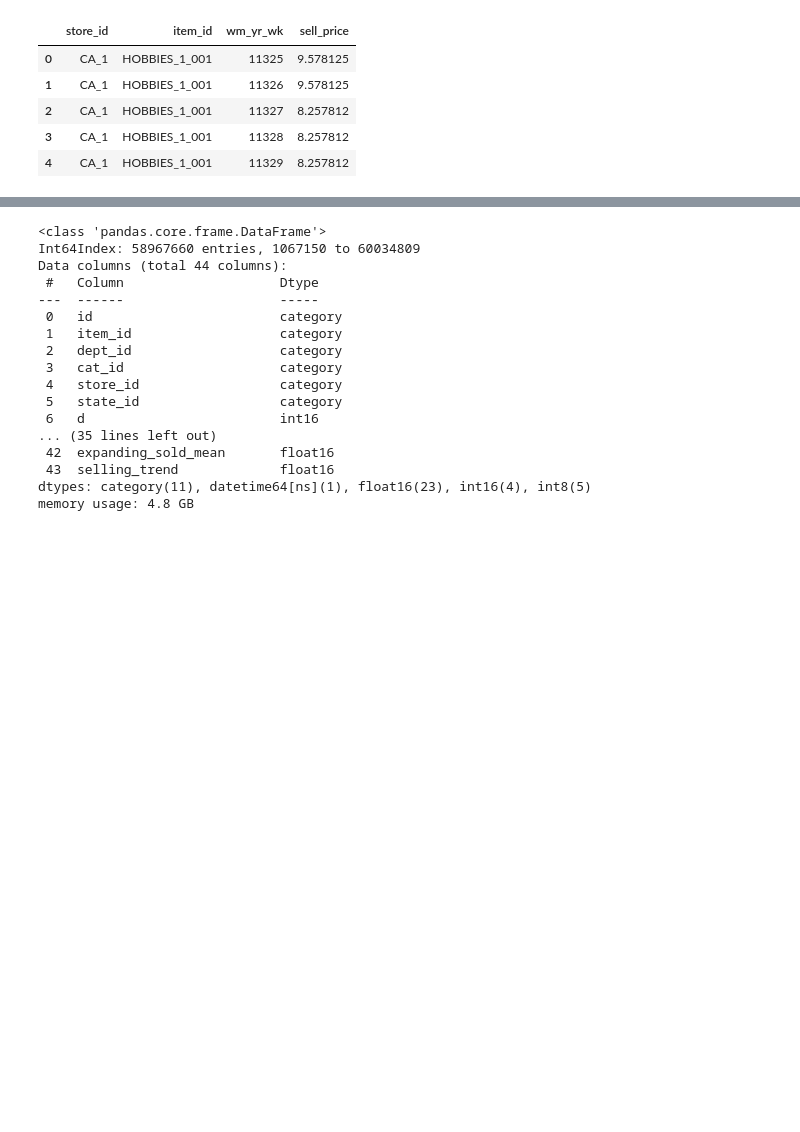
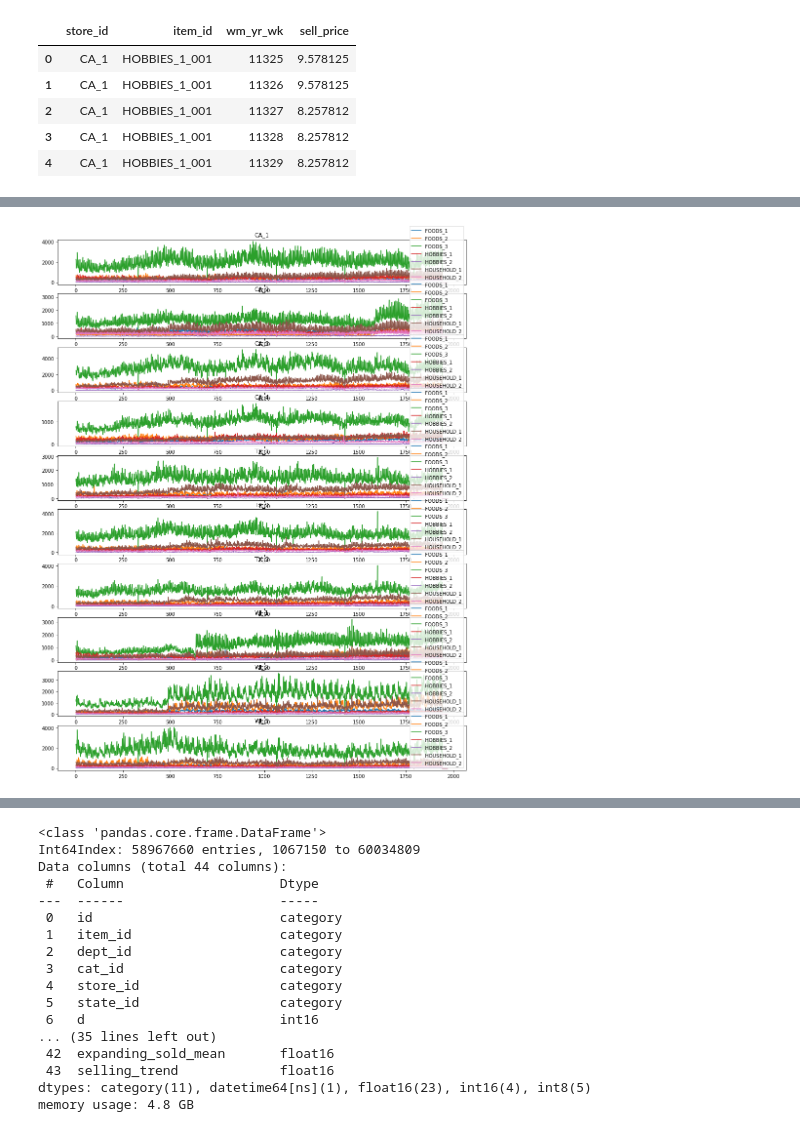
Before and after one commit to kyohei-123/kaggle-m5accuracy, a Jupyter notebook: kaggle-m5accuracy_r3.ipynb, the cells around one changed output, grey strips where cells are left out. Saved outputs shown, nothing was run; the diff lists cells and outputs as text; code cells hidden in the pictures; blank space fills up the shorter version.

```diff
--- a/kaggle-m5accuracy_r3.ipynb
+++ b/kaggle-m5accuracy_r3.ipynb
@@ -364,0 +305,21 @@ df.drop(['daily_avg_sold','avg_sold'],axis=1,inplace=True)
+# %%
+### 店舗ごと、商品カテゴリごとにトレンドを確認
+
+df_store_cat_sum = df.groupby(["store_id","dept_id","d"])["sold"].sum().sort_index().reset_index()
+
+stores = df_store_cat_sum["store_id"].unique()
+f,axes = plt.subplots(len(stores),figsize=(15,20))
+for i, store in enumerate(stores):
+    filter1 = (df_store_cat_sum["store_id"]==store)
+    categories = df_store_cat_sum[filter1]["dept_id"].unique()
+    for cat in categories:
+        filter2 = (df_store_cat_sum[filter1]["dept_id"]==cat)
+        x = df_store_cat_sum[filter1&filter2]["d"]
+        y = df_store_cat_sum[filter1&filter2]["sold"]
+        axes[i].plot(x,y,label=cat)
+        axes[i].legend()
+    axes[i].set_title(store)
+
+f.show()
+# %% [output]
+[figure, added]
```
Also changed, not shown: parts of 47 cells of this notebook.
